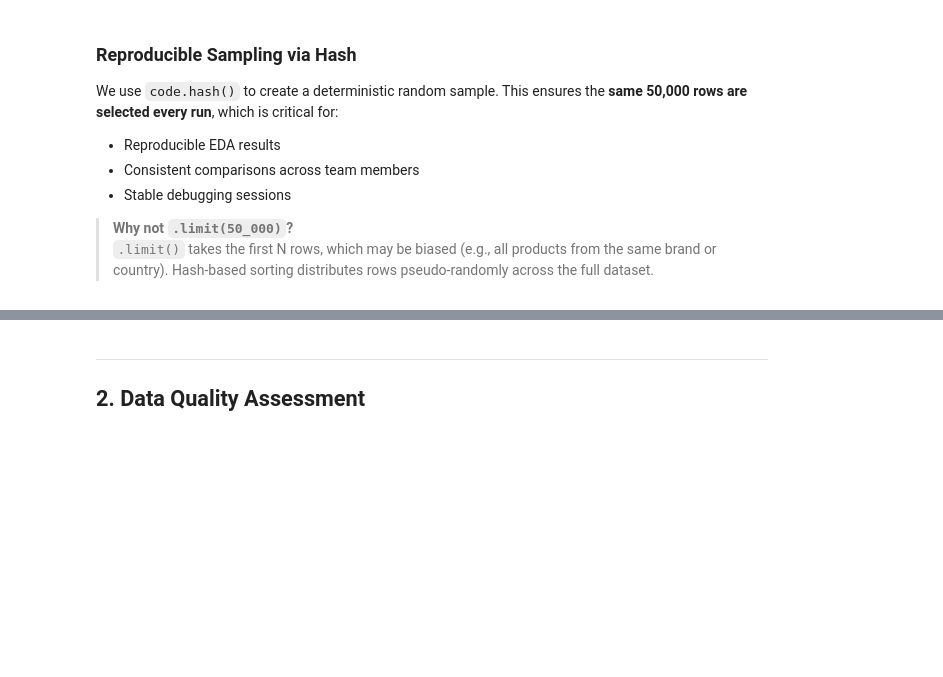
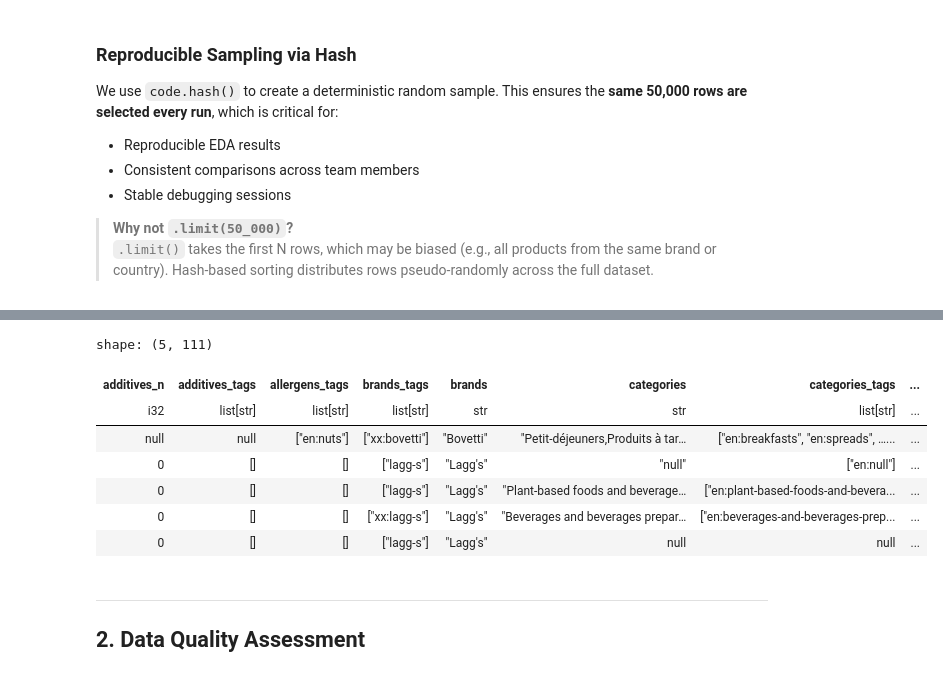
Before and after one commit to saranour700/openfoodfacts-data-pipeline, a Jupyter notebook: notebooks/exploration_v2.ipynb, the cells around one changed output, grey strips where cells are left out. Cells and saved outputs as stored; diff of their text form; code cells hidden in the pictures; blank space fills up the shorter version.

```diff
--- a/notebooks/exploration_v2.ipynb
+++ b/notebooks/exploration_v2.ipynb
@@ -56,3 +75,14 @@ print(f"Columns: {df.shape[1]}")
+# %%
+df.head()
+# %% [output]
+shape: (5, 111)
+| additives_n | additives_tags | allergens_tags | brands_tags | brands | categories | categories_tags | ... |
+| i32 | list[str] | list[str] | list[str] | str | str | list[str] | ... |
+| null | null | ["en:nuts"] | ["xx:bovetti"] | "Bovetti" | "Petit-déjeuners,Produits à tar… | ["en:breakfasts", "en:spreads", …... | ... |
+| 0 | [] | [] | ["lagg-s"] | "Lagg's" | "null" | ["en:null"] | ... |
+| 0 | [] | [] | ["lagg-s"] | "Lagg's" | "Plant-based foods and beverage… | ["en:plant-based-foods-and-bevera... | ... |
+| 0 | [] | [] | ["xx:lagg-s"] | "Lagg's" | "Beverages and beverages prepar… | ["en:beverages-and-beverages-prep... | ... |
+| 0 | [] | [] | ["lagg-s"] | "Lagg's" | null | null | ... |
 # %% [markdown]
 ---
 ## 2. Data Quality Assessment
```
Also changed, not shown: parts of 9 cells of this notebook, 21 other files.
